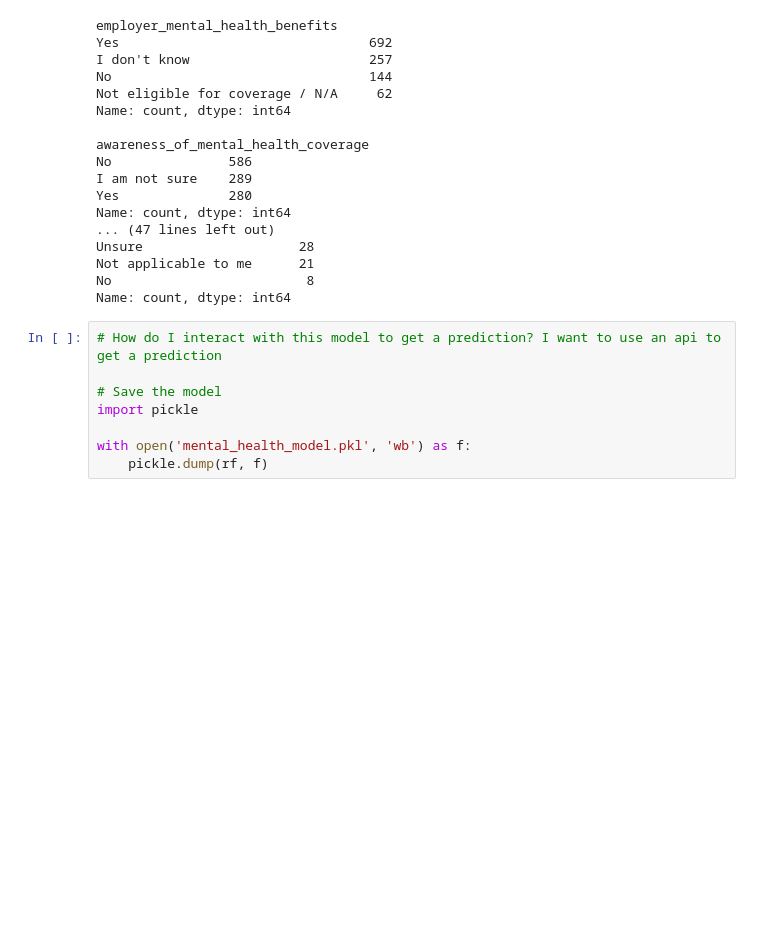
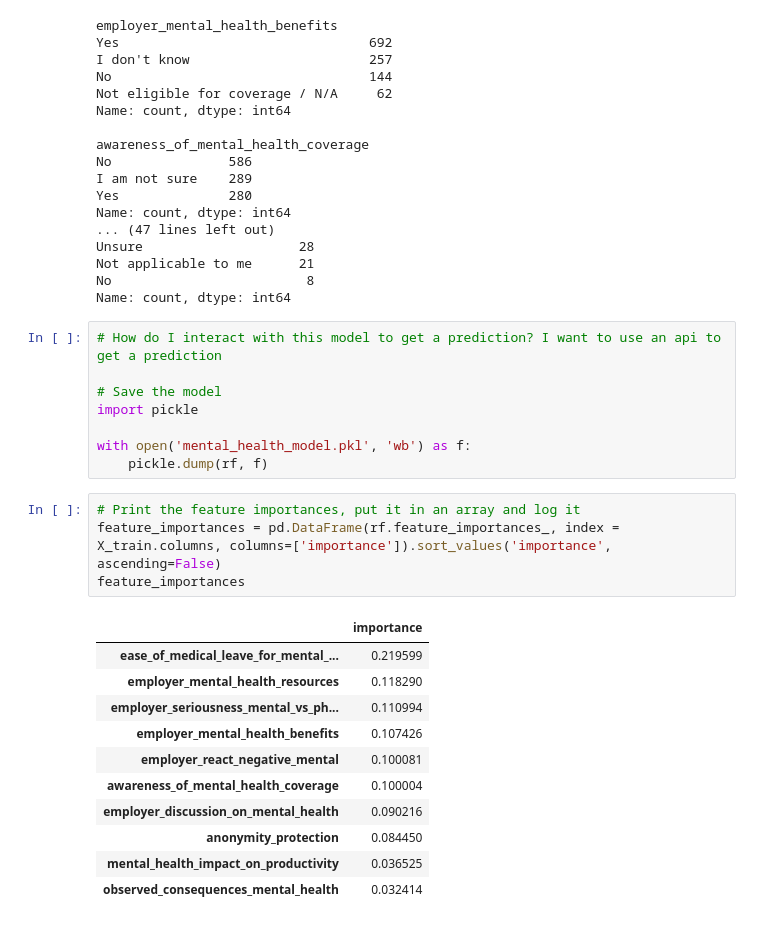
Before and after one commit to RobinJanse/HCAID, a Jupyter notebook: Model/MentalHealth.ipynb, the cells around one changed output. Drawn from its saved outputs; the diff is of its cells as text; blank space fills up the shorter version.

```diff
--- a/Model/MentalHealth.ipynb
+++ b/Model/MentalHealth.ipynb
@@ -744,3 +780,19 @@ import pickle
 
 with open('mental_health_model.pkl', 'wb') as f:
     pickle.dump(rf, f)
+# %%
+# Print the feature importances, put it in an array and log it
+feature_importances = pd.DataFrame(rf.feature_importances_, index = X_train.columns, columns=['importance']).sort_values('importance', ascending=False)
+feature_importances
+# %% [output]
+|  | importance |
+| ease_of_medical_leave_for_mental_... | 0.219599 |
+| employer_mental_health_resources | 0.118290 |
+| employer_seriousness_mental_vs_ph... | 0.110994 |
+| employer_mental_health_benefits | 0.107426 |
+| employer_react_negative_mental | 0.100081 |
+| awareness_of_mental_health_coverage | 0.100004 |
+| employer_discussion_on_mental_health | 0.090216 |
+| anonymity_protection | 0.084450 |
+| mental_health_impact_on_productivity | 0.036525 |
+| observed_consequences_mental_health | 0.032414 |
```
Also changed, not shown: parts of 7 cells of this notebook, 5 other files.
